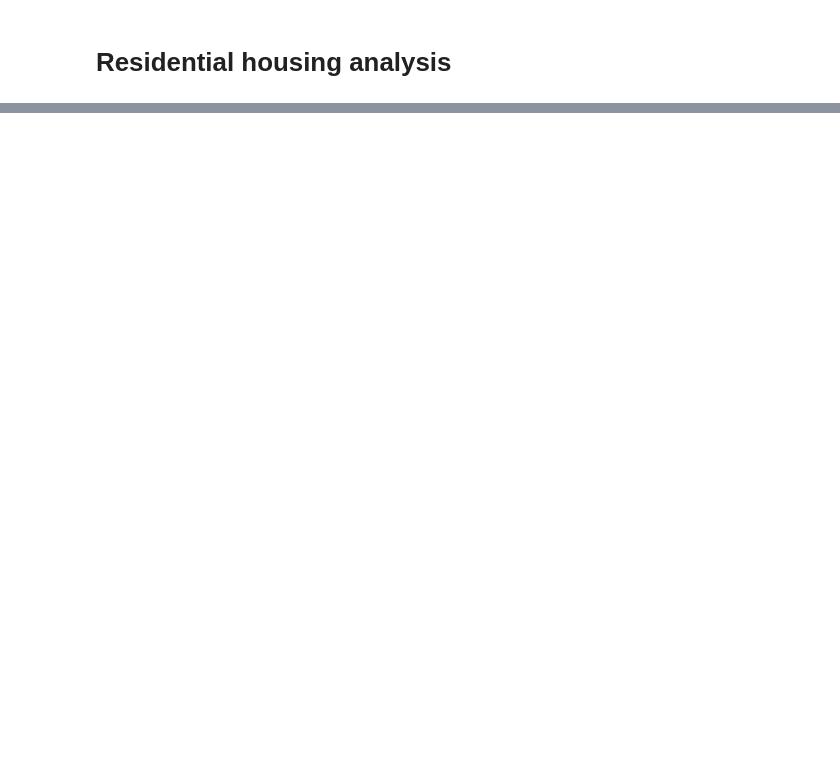
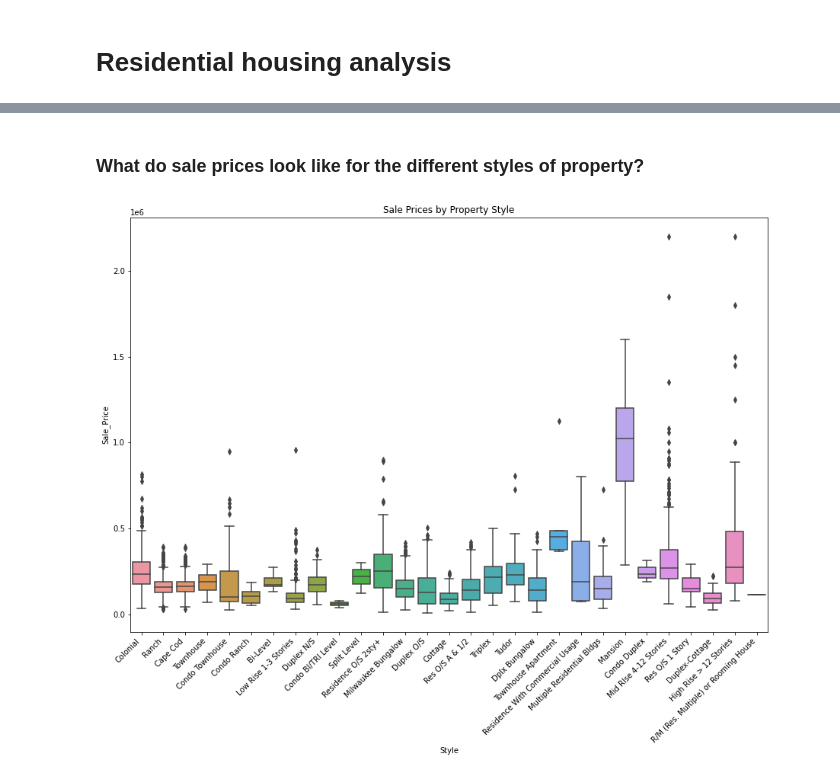
Before and after one commit to KalebMaraccini/PortfolioProjects, a Jupyter notebook: mil_housing_sales.ipynb, the cells around one changed output, grey strips where cells are left out. Saved outputs shown, nothing was run; the diff lists cells and outputs as text; code cells hidden in the pictures; blank space fills up the shorter version.

```diff
--- a/mil_housing_sales.ipynb
+++ b/mil_housing_sales.ipynb
@@ -663,0 +660,10 @@ plt.show()
+# %% [markdown]
+### What do sale prices look like for the different styles of property?
+# %%
+fig, ax = plt.subplots(figsize=(15,10))
+
+sns.boxplot(x="Style",y='Sale_Price', data = house, orient='v').set_title('Sale Prices by Property Style')
+ax.set_xticklabels(ax.get_xticklabels(),rotation=45, horizontalalignment='right')
+plt.show()
+# %% [output]
+[figure, added]
```
Also changed, not shown: parts of 52 cells of this notebook.
